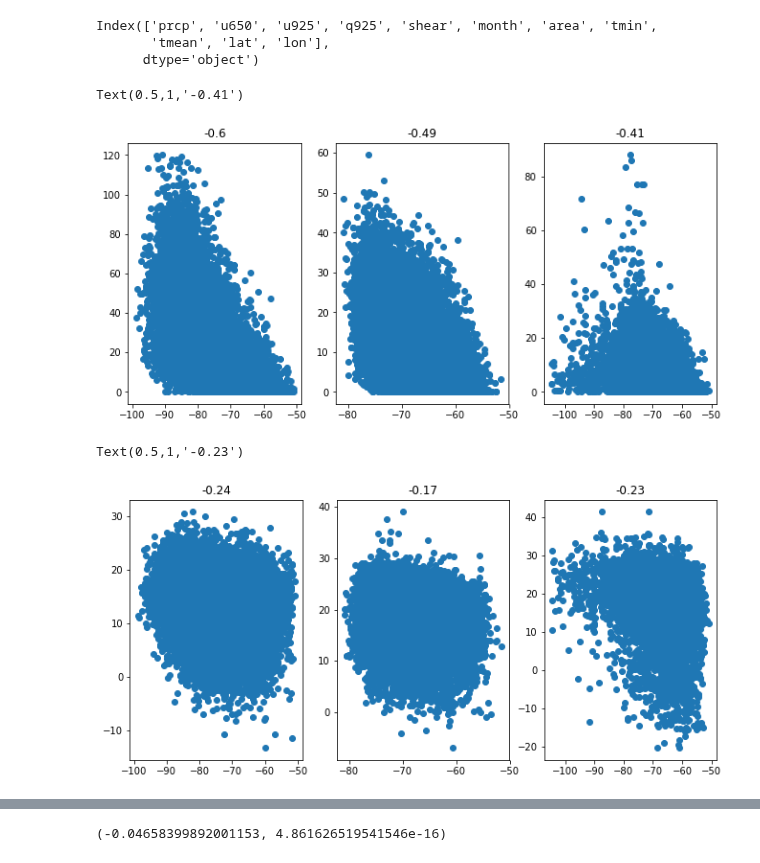
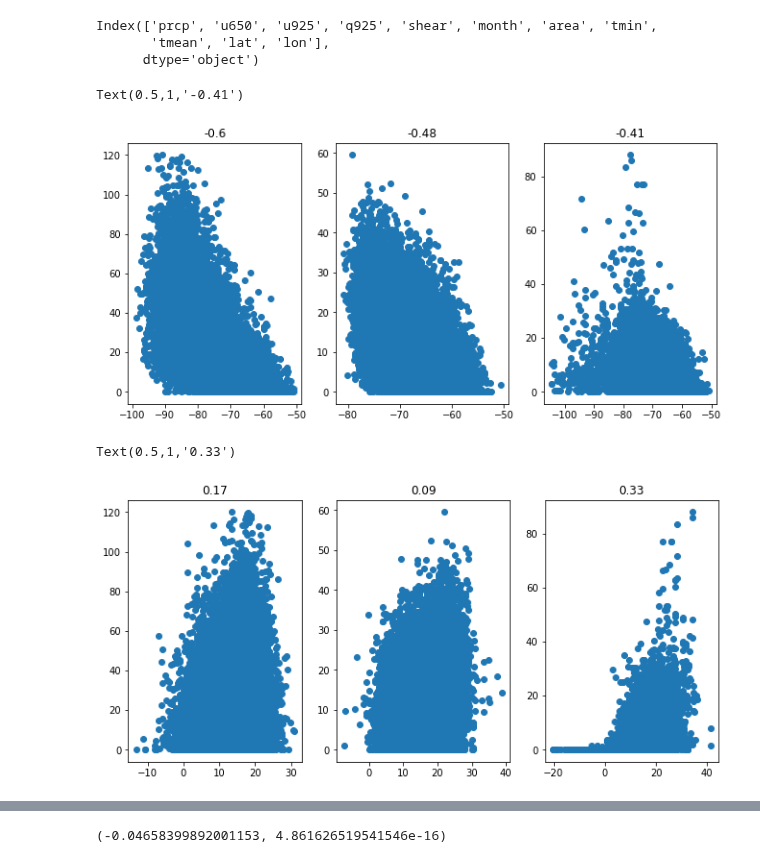
Before and after one commit to cornkle/proj_CEH, a Jupyter notebook: notebooks/CLOVER_scatter_fig3_mergedmonth-OBSONLY-WITHMODEL_SAHEL.ipynb, the cells around one changed output, grey strips where cells are left out. Cells and saved outputs as stored; diff of their text form; code cells hidden in the pictures.

```diff
--- a/notebooks/CLOVER_scatter_fig3_mergedmonth-OBSONLY-WITHMODEL_SAHEL.ipynb
+++ b/notebooks/CLOVER_scatter_fig3_mergedmonth-OBSONLY-WITHMODEL_SAHEL.ipynb
@@ -42,7 +42,7 @@ Loads bulk statistics derived from having cut out storms (saved in MCSfiles), OB
 # %%
 # those three are created from storm cut out kernels (storm netcdf files needed!)
 
-OBS3 = pkl.load( open (cnst.CLOVER_SAVES + 'bulk_-50_5000km2_CP4_ERA5_30km_WA_5-20N.p', 'rb'))
+OBS3 = pkl.load( open (cnst.CLOVER_SAVES + 'bulk_-50_5000km2_CP4_ERA5_30km_WA_5-20N_new.p', 'rb'))
 # %%
 OBS = pkl.load( open (cnst.CLOVER_SAVES + 'bulk_-50_5000km2_CP25_ERA5_WA_5-20N.p', 'rb'))
 # %%
@@ -139,7 +139,7 @@ def create_dic_model(dic):
         'q925' : qq,
         'shear' : sh*-1,
         'month' : month,
-        'area' : (area)*(4.4**2),
+        'area' : (area),#*(4.4**2),
         'tmin' : tt,
         'tmean' : ttm,
         'lat' : lat,
@@ -236,31 +236,31 @@ plt.title(str(np.round(r[0], decimals=2)))
 #ax.set_ylim(13,19)
 # %% [output]
 Text(0.5,1,'-0.41')
-[figure, old version]
+[figure, new version]
 # %%
-obss = [obs_trmm.tmin, obs_trmm.shear] # p25
-cp4s = [obs_gpm.tmin, obs_gpm.shear] # gpm
-cp25s = [obs_40.tmin, obs_40.shear] #cp4
+obss = [obs_trmm.shear, obs_trmm.prcp] # p25
+cp4s = [obs_gpm.shear, obs_gpm.prcp] # gpm
+cp25s = [obs_40.shear, obs_40.prcp] #cp4
 
 
 f = plt.figure(figsize=(11,5))
 ax = f.add_subplot(131)
 r = stats.pearsonr(cp4s[0],cp4s[1])
 plt.scatter(cp4s[0],cp4s[1])
 plt.title(str(np.round(r[0], decimals=2)))
 
 ax = f.add_subplot(132)
 plt.scatter(cp25s[0],cp25s[1])
 r = stats.pearsonr(cp25s[0],cp25s[1])
 plt.title(str(np.round(r[0], decimals=2)))
 #ax.set_ylim(0,50)
 
 ax = f.add_subplot(133)
 plt.scatter(obss[0],obss[1])
 r = stats.pearsonr(obss[0],obss[1])
 plt.title(str(np.round(r[0], decimals=2)))
 #ax.set_ylim(0,150)
 #ax.set_ylim(13,19)
 # %% [output]
-Text(0.5,1,'-0.23')
+Text(0.5,1,'0.33')
-[figure, old version]
+[figure, new version]
```
Also changed, not shown: parts of 49 cells of this notebook, 10 other files.
